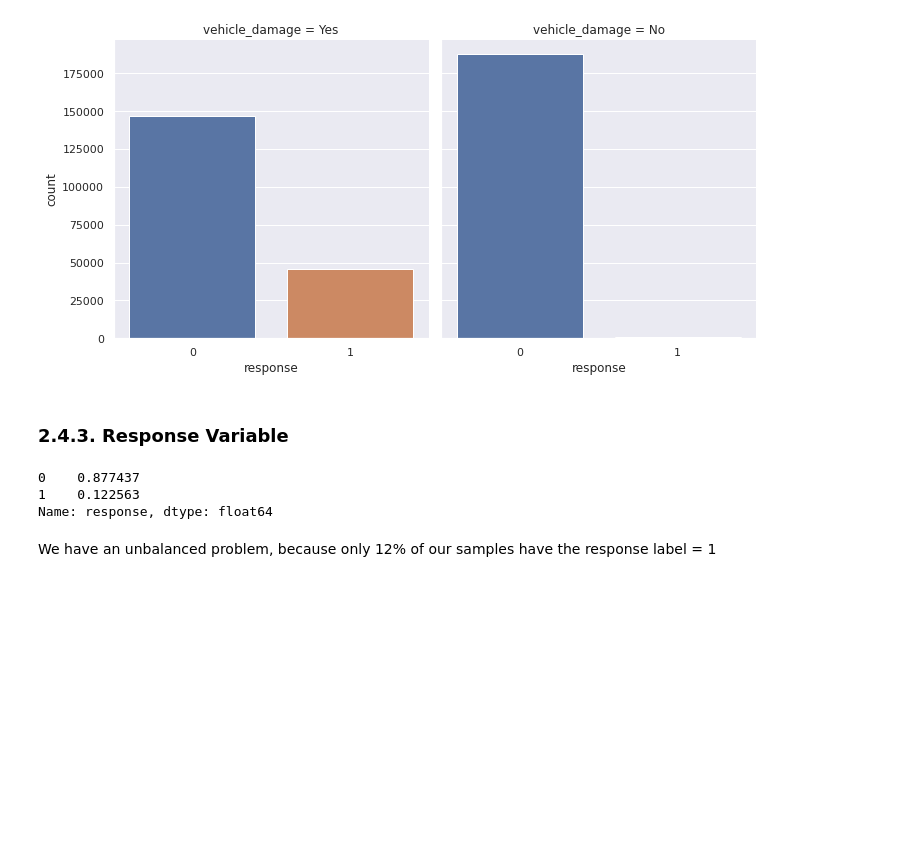
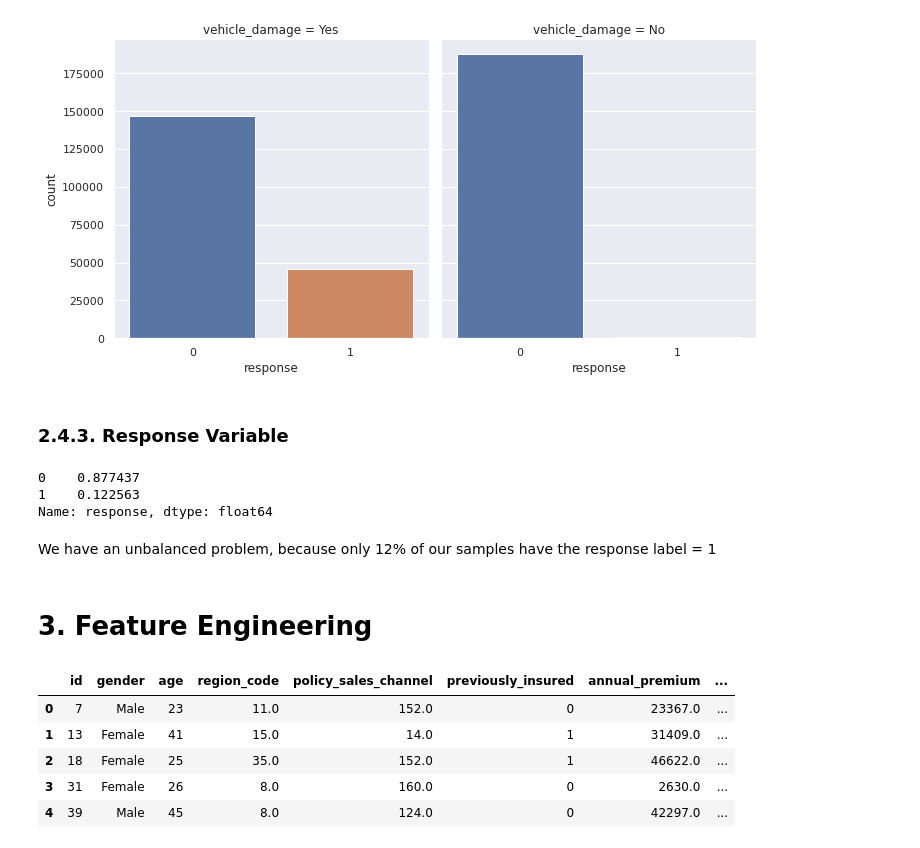
Before and after one commit to olini/insurance-cross-sell-prediction, a Jupyter notebook: notebook.ipynb, the cells around one changed output. Drawn from its saved outputs; the diff is of its cells as text; code cells hidden in the pictures; blank space fills up the shorter version.

```diff
--- a/notebook.ipynb
+++ b/notebook.ipynb
@@ -210,3 +195,5 @@ df_dd['response'].value_counts(normalize=True)
 Name: response, dtype: float64
 # %% [markdown]
 We have an unbalanced problem, because only 12% of our samples have the response label = 1
+# %% [markdown]
+# 3. Feature Engineering
@@ -212,0 +202,9 @@ We have an unbalanced problem, because only 12% of our samples have the response
+# %%
+df_fe.head()
+# %% [output]
+|  | id | gender | age | region_code | policy_sales_channel | previously_insured | annual_premium | ... |
+| 0 | 7 | Male | 23 | 11.0 | 152.0 | 0 | 23367.0 | ... |
+| 1 | 13 | Female | 41 | 15.0 | 14.0 | 1 | 31409.0 | ... |
+| 2 | 18 | Female | 25 | 35.0 | 152.0 | 1 | 46622.0 | ... |
+| 3 | 31 | Female | 26 | 8.0 | 160.0 | 0 | 2630.0 | ... |
+| 4 | 39 | Male | 45 | 8.0 | 124.0 | 0 | 42297.0 | ... |
```
Also changed, not shown: parts of 16 cells of this notebook.
